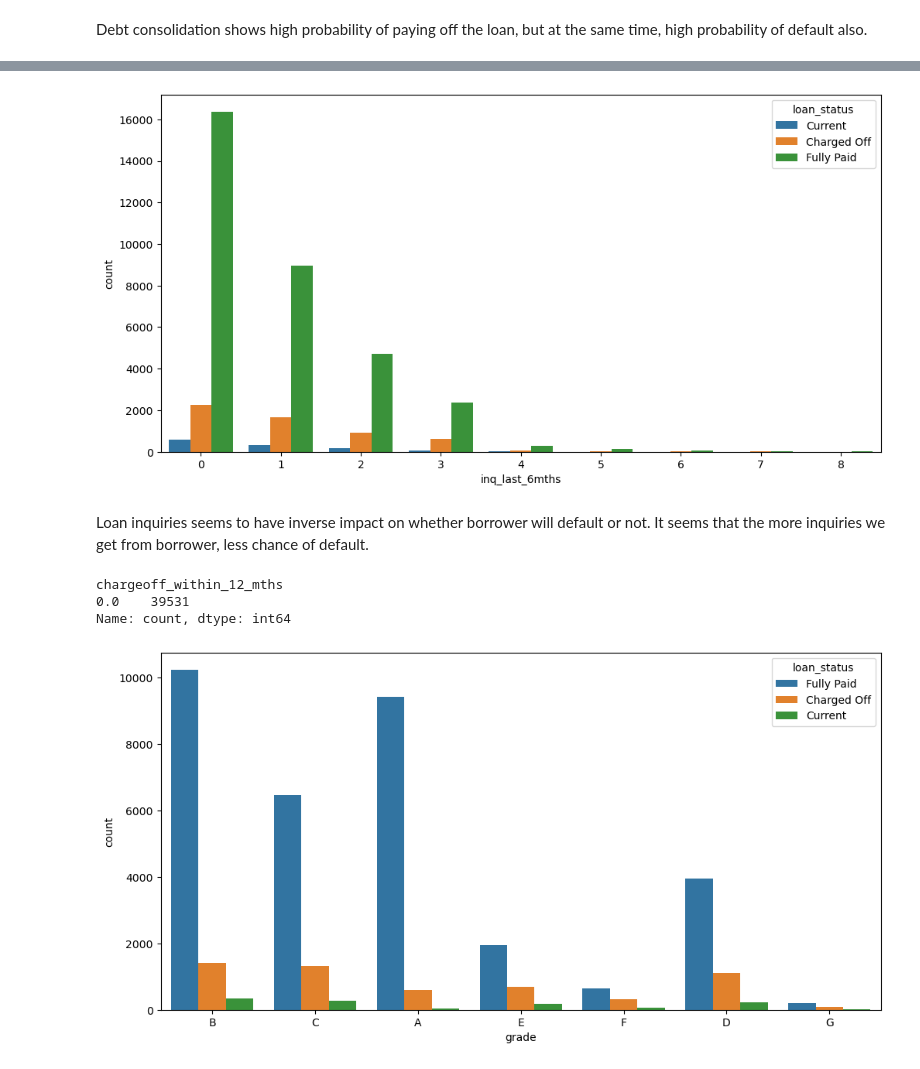
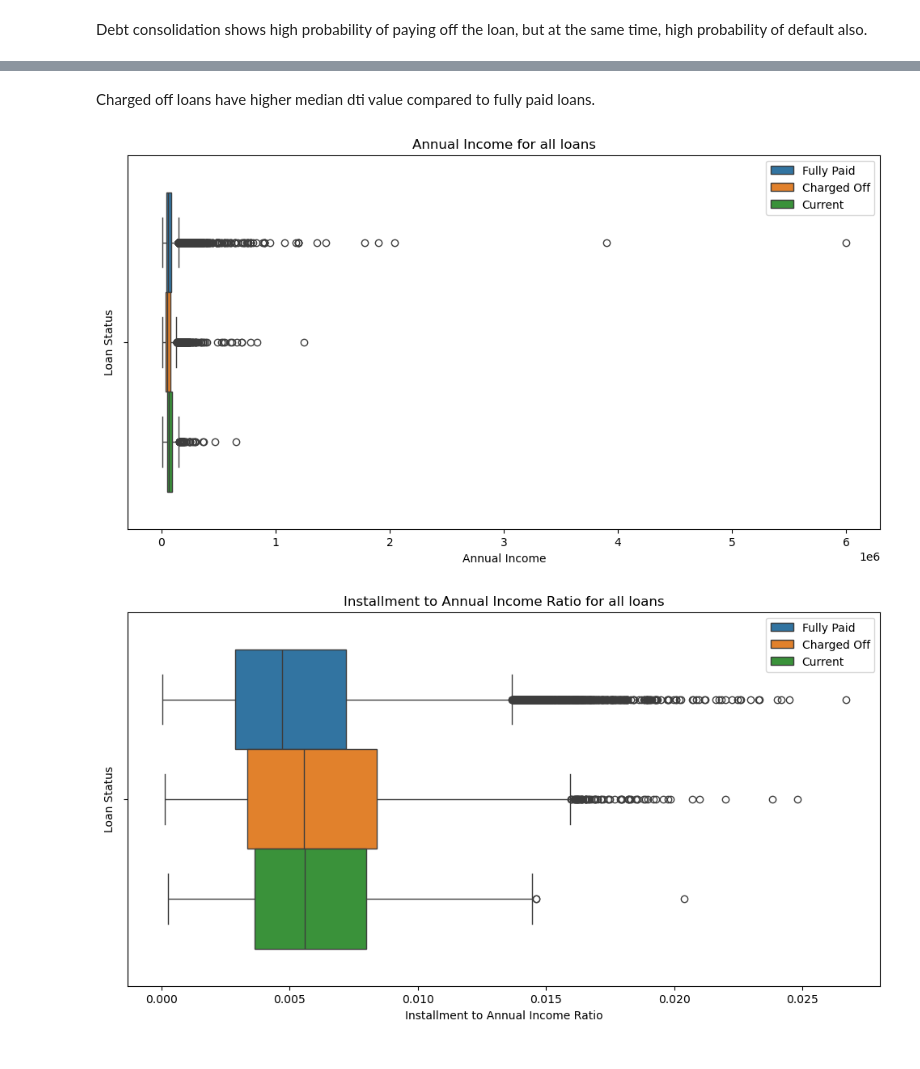
Before and after one commit to mohakp/eda-lending-case-study, a Jupyter notebook: Mohak Purushottam Pingle.ipynb, the cells around one changed output, grey strips where cells are left out. Cells and saved outputs as stored; diff of their text form; code cells hidden in the pictures.

```diff
--- a/Mohak Purushottam Pingle.ipynb
+++ b/Mohak Purushottam Pingle.ipynb
@@ -946,17 +1000,14 @@ plt.show()
+# %% [markdown]
+Charged off loans have higher median dti value compared to fully paid loans.
 # %%
-# plotting the count plot for inq_last_6mths column vs loan_status
+# plotting the box plot for the annual_inc column versus loan_status
 plt.figure(figsize=(12,6))
-sns.countplot(x=df['inq_last_6mths'], data=df,hue='loan_status')
+sns.boxplot(x='annual_inc', data=df, hue='loan_status')
+plt.xlabel('Annual Income')
+plt.ylabel('Loan Status')
+plt.title('Annual Income for all loans')
+# Place the legend at the top right corner
+plt.legend(loc='upper right')
 plt.show()
 # %% [output]
-[figure, old version]
+[figure, new version]
-# %% [markdown]
-Loan inquiries seems to have inverse impact on whether borrower will default or not. It seems that the more inquiries we get from borrower, less chance of default.
-# %%
-# checking chargeoff_within_12_mths column
-chargeoff_12mths_count = df['chargeoff_within_12_mths'].value_counts()
-chargeoff_12mths_count
-# %% [output]
-chargeoff_within_12_mths
-0.0    39531
-Name: count, dtype: int64
@@ -963,7 +1017,12 @@ Name: count, dtype: int64
 # %%
-# plotting the bar plot for grade column vs loan_status
+# plotting the box plot for the installment_annual_inc column versus loan_status
 plt.figure(figsize=(12,6))
-sns.countplot(x=df['grade'], data=df,hue='loan_status')
+sns.boxplot(x='installment_annual_inc', data=df, hue='loan_status')
+plt.xlabel('Installment to Annual Income Ratio')
+plt.ylabel('Loan Status')
+plt.title('Installment to Annual Income Ratio for all loans')
+# Place the legend at the top right corner
+plt.legend(loc='upper right')
 plt.show()
 # %% [output]
-[figure, old version]
+[figure, new version]
```
Also changed, not shown: parts of 45 cells of this notebook.
